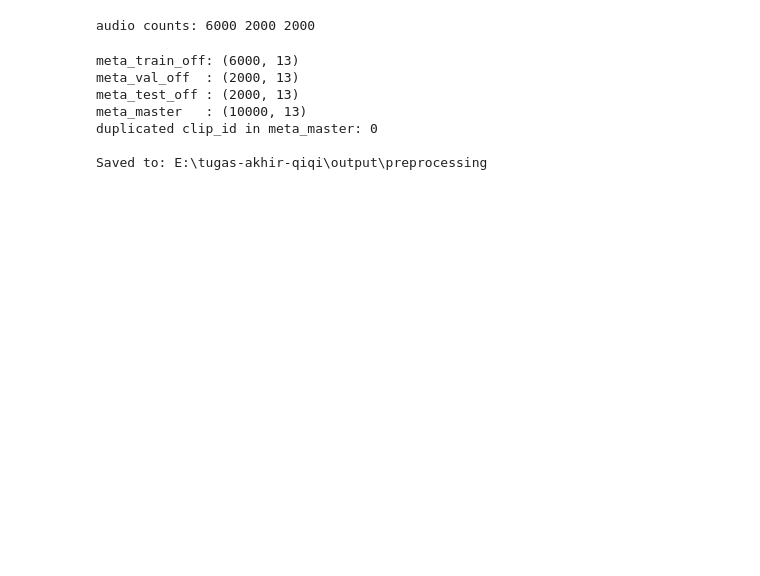
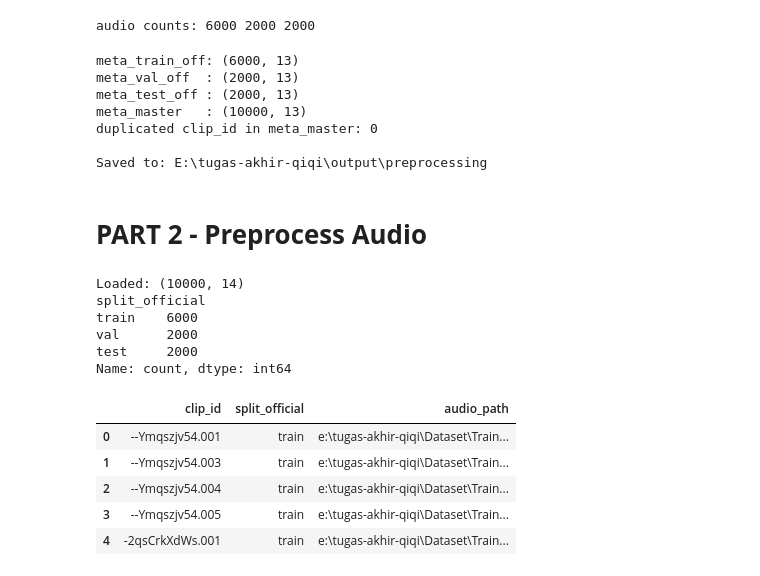
Before and after one commit to qiqioberon/tugas-akhir-qq, a Jupyter notebook: code/preprocessing.ipynb, the cells around one changed output. Drawn from its saved outputs; the diff is of its cells as text; code cells hidden in the pictures; blank space fills up the shorter version.

```diff
--- a/code/preprocessing.ipynb
+++ b/code/preprocessing.ipynb
@@ -517,3 +519,35 @@ meta_master   : (10000, 13)
 duplicated clip_id in meta_master: 0
 
 Saved to: E:\tugas-akhir-qiqi\output\preprocessing
+# %% [markdown]
+# **PART 2 - Preprocess Audio**
+# %%
+OUT_DIR = ROOT / "output" / "preprocessing"
+
+df = pd.read_csv(OUT_DIR / "meta_master.csv")
+df["split_official"] = df["split_official"].astype(str).str.lower()
+
+AUDIO_DIR_MAP = {
+    "train": SPLITS["Train"]["audio_dir"],
+    "val":   SPLITS["Val"]["audio_dir"],
+    "test":  SPLITS["Test"]["audio_dir"],
+}
+
+df["audio_path"] = df.apply(lambda r: AUDIO_DIR_MAP[r["split_official"]] / f"{r['clip_id']}.wav", axis=1)
+
+print("Loaded:", df.shape)
+print(df["split_official"].value_counts(dropna=False))
+df[["clip_id","split_official","audio_path"]].head()
+# %% [output]
+Loaded: (10000, 14)
+split_official
+train    6000
+val      2000
+test     2000
+Name: count, dtype: int64
+|  | clip_id | split_official | audio_path |
+| 0 | --Ymqszjv54.001 | train | e:\tugas-akhir-qiqi\Dataset\Train... |
+| 1 | --Ymqszjv54.003 | train | e:\tugas-akhir-qiqi\Dataset\Train... |
+| 2 | --Ymqszjv54.004 | train | e:\tugas-akhir-qiqi\Dataset\Train... |
+| 3 | --Ymqszjv54.005 | train | e:\tugas-akhir-qiqi\Dataset\Train... |
+| 4 | -2qsCrkXdWs.001 | train | e:\tugas-akhir-qiqi\Dataset\Train... |
```
Also changed, not shown: parts of 20 cells of this notebook, 5 other files.
